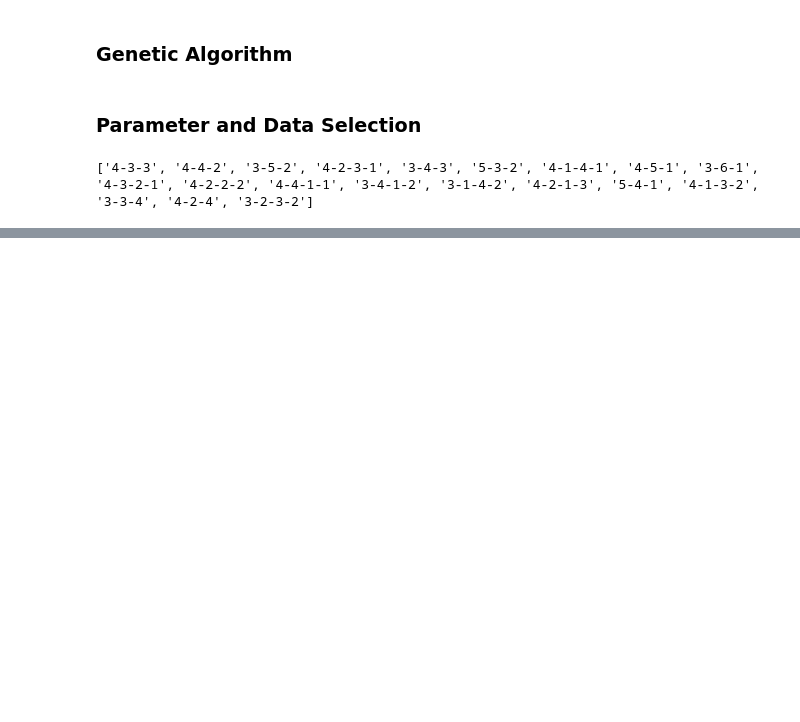
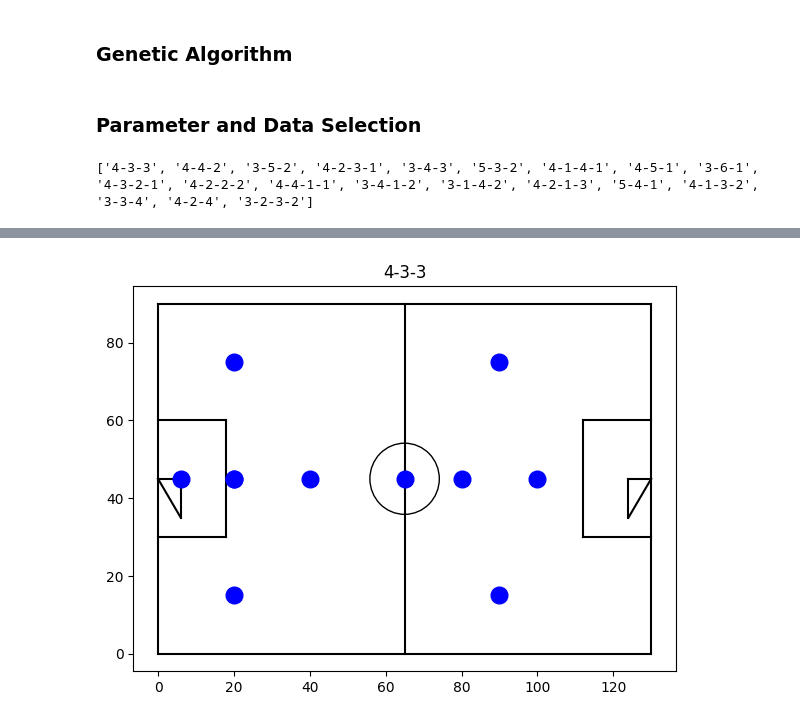
Before and after one commit to muftialroaz/fc24_dream_team_GA, a Jupyter notebook: main_init.ipynb, the cells around one changed output, grey strips where cells are left out. Drawn from its saved outputs; the diff is of its cells as text; code cells hidden in the pictures; blank space fills up the shorter version.

```diff
--- a/main_init.ipynb
+++ b/main_init.ipynb
@@ -220,0 +221,81 @@ Name: Ferran Torres, Position: LW
+# %%
+import matplotlib.pyplot as plt
+import numpy as np
+
+# Fungsi untuk menggambar lapangan sepak bola
+def draw_pitch():
+    # Buat lapangan dengan ukuran standar
+    fig, ax = plt.subplots(figsize=(7, 5))
+
+    # Gambar lapangan
+    plt.plot([0, 0], [0, 90], color="black")  # Garis sisi kiri
+    plt.plot([130, 130], [0, 90], color="black")  # Garis sisi kanan
+    plt.plot([0, 130], [90, 90], color="black")  # Garis atas
+    plt.plot([0, 130], [0, 0], color="black")  # Garis bawah
+    plt.plot([65, 65], [0, 90], color="black")  # Garis tengah
+
+    # Gambar gawang
+    plt.plot([0, 6], [45, 45], color="black")  # Kiri
+    plt.plot([0, 6], [45, 35], color="black")
+    plt.plot([6, 6], [35, 45], color="black")
+
+    plt.plot([130, 124], [45, 45], color="black")  # Kanan
+    plt.plot([130, 124], [45, 35], color="black")
+    plt.plot([124, 124], [35, 45], color="black")
+
+    # Gambar kotak penalti
+    plt.plot([0, 18], [60, 60], color="black")  # Kiri
+    plt.plot([0, 18], [30, 30], color="black")
+    plt.plot([18, 18], [30, 60], color="black")
+
+    plt.plot([130, 112], [60, 60], color="black")  # Kanan
+    plt.plot([130, 112], [30, 30], color="black")
+    plt.plot([112, 112], [30, 60], color="black")
+
+    # Gambar lingkaran tengah
+    circle = plt.Circle((65, 45), 9.15, color="black", fill=False)
+    ax.add_artist(circle)
+
+    # Gambar titik tengah
+    plt.plot(65, 45, marker="o", color="black")
+
+    return fig, ax
+
+# Fungsi untuk menggambar formasi
+def draw_formation(formation):
+    fig, ax = draw_pitch()
+
+    # Posisi default pemain berdasarkan lapangan ukuran 130 x 90
+    positions = {
+        'GK': (6, 45),  # Kiper dekat gawang
+        'RB': (20, 75), 'LB': (20, 15),  # Bek kanan & kiri
+        'CB': (20, 45),  # Bek tengah
+        'RWB': (40, 75), 'LWB': (40, 15),  # Wing-back kanan & kiri
+        'CDM': (40, 45),  # Gelandang bertahan
+        'CM': (65, 45),  # Gelandang tengah
+        'RM': (65, 75), 'LM': (65, 15),  # Gelandang kanan & kiri
+        'CAM': (80, 45),  # Gelandang serang
+        'RW': (90, 75), 'LW': (90, 15),  # Penyerang sayap kanan & kiri
+        'CF': (100, 45),  # Penyerang tengah
+        'ST': (110, 45)   # Penyerang
+    }
+
+    # Ambil posisi formasi
+    player_positions = [positions.get(pos) for pos in formation]
+
+    # Gambar setiap pemain pada posisi
+    for pos in player_positions:
+        plt.plot(pos[0], pos[1], marker="o", color="blue", markersize=12)
+
+    # Tampilkan formasi
+    plt.title(formations_keys_list[team_formation])
+    plt.show()
+
+# # Pilih formasi yang diinginkan
+# formation_key = "4-3-3"
+# formation = formations[formation_key]
+
+# Gambar formasi
+draw_formation(target_positions)
+# %% [output]
+[figure, added]
```
Also changed, not shown: parts of 1 cell of this notebook, 2 other files.
